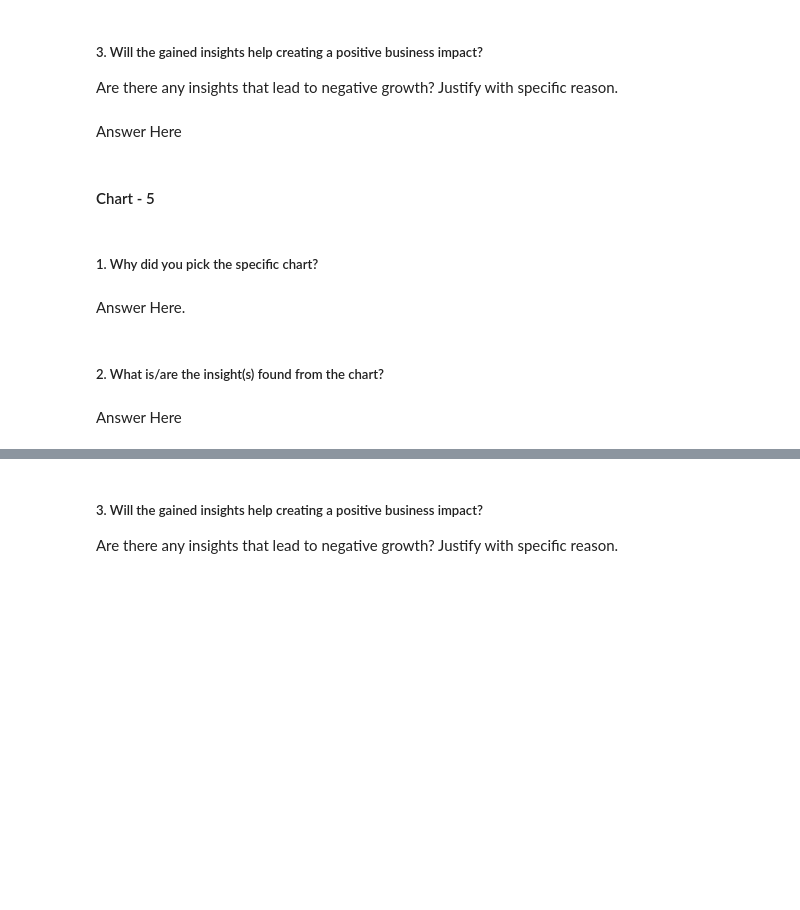
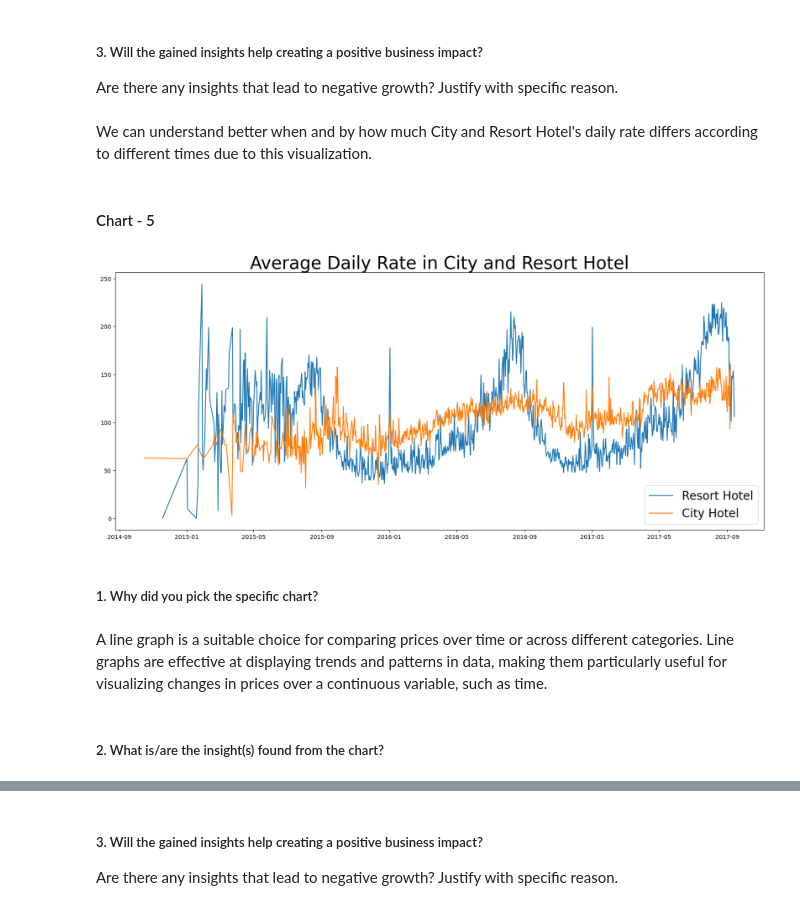
Before and after one commit to GAJABDADDY/EDA-Capstone-Project---Hotel-Booking-Analysis, a Jupyter notebook: Ashish's_EDA_Project.ipynb, the cells around one changed output, grey strips where cells are left out. Saved outputs shown, nothing was run; the diff lists cells and outputs as text; code cells hidden in the pictures; blank space fills up the shorter version.

```diff
--- a/Ashish's_EDA_Project.ipynb
+++ b/Ashish's_EDA_Project.ipynb
@@ -648,7 +762,7 @@ Answer Here
 # %% [markdown]
 ##### 3. Will the gained insights help creating a positive business impact?
 Are there any insights that lead to negative growth? Justify with specific reason.
-# %% [markdown]
-Answer Here
+# %% [markdown]
+We can understand better when and by how much City and Resort Hotel's daily rate differs according to different times due to this visualization.
 # %% [markdown]
 #### Chart - 5
@@ -657,8 +769,16 @@ Answer Here
+# %%
+# Chart - 5 visualization code
+plt.figure(figsize = (20,8))
+plt.title('Average Daily Rate in City and Resort Hotel', fontsize = 30)
+plt.plot(resort_hotel.index, resort_hotel['adr'], label = 'Resort Hotel')
+plt.plot(city_hotel.index, city_hotel['adr'], label = 'City Hotel')
+plt.legend(fontsize = 20)
+plt.show()
+# %% [output]
+[figure, added]
 # %% [markdown]
 ##### 1. Why did you pick the specific chart?
-# %% [markdown]
-Answer Here.
+# %% [markdown]
+A line graph is a suitable choice for comparing prices over time or across different categories. Line graphs are effective at displaying trends and patterns in data, making them particularly useful for visualizing changes in prices over a continuous variable, such as time.
 # %% [markdown]
 ##### 2. What is/are the insight(s) found from the chart?
-# %% [markdown]
-Answer Here
```
Also changed, not shown: parts of 23 cells of this notebook.
